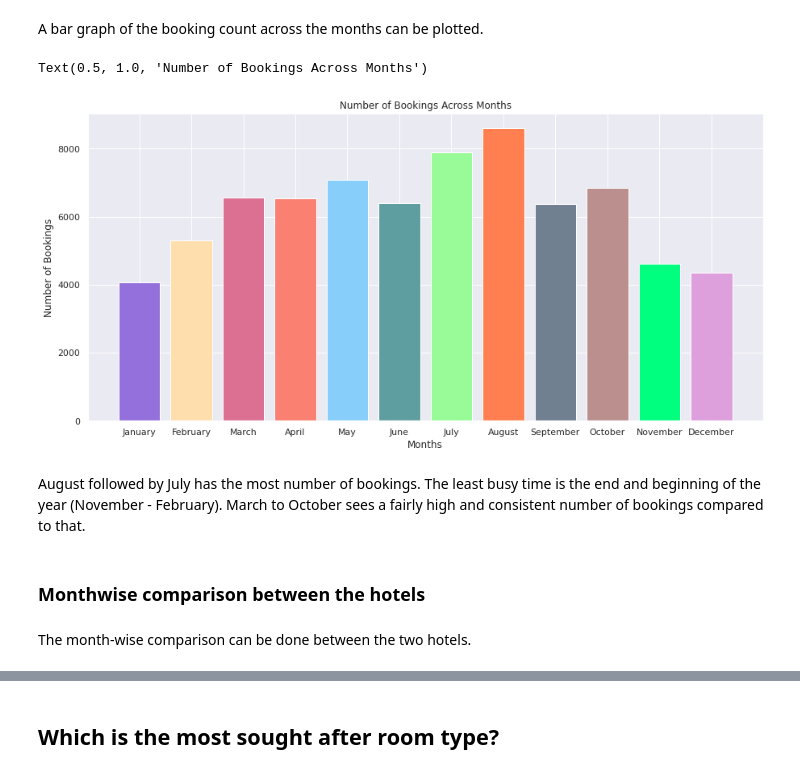
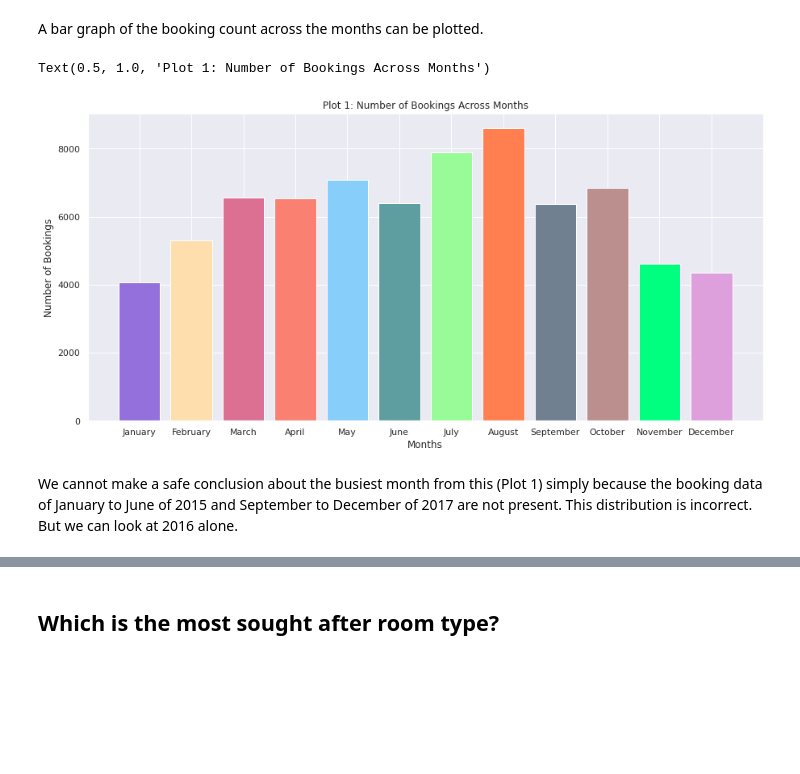
Before and after one commit to ParvezMakandar/Hotel-Booking-Analysis, a Jupyter notebook: Hotel_Booking_Analysis_Capstone_Project.ipynb, the cells around one changed output, grey strips where cells are left out. Saved outputs shown, nothing was run; the diff lists cells and outputs as text; code cells hidden in the pictures; blank space fills up the shorter version.

```diff
--- a/Hotel_Booking_Analysis_Capstone_Project.ipynb
+++ b/Hotel_Booking_Analysis_Capstone_Project.ipynb
@@ -240,6 +202,7 @@ City Hotel      79143
 Resort Hotel    39585
 Name: hotel, dtype: int64
 # %%
+sns.set(rc = {'figure.figsize':(7,5)})
 sns.countplot(hotel_df.hotel)
 # %% [output]
 <matplotlib.axes._subplots.AxesSubplot at 0x...>
@@ -353,4 +343,6 @@ From the chart we can easily identify that 2016 was the busiest year out of the
 # %%
-sns.set(rc = {'figure.figsize':(11,8)})
-sns.countplot(data = hotel_checked_in_df, x='arrival_date_year', hue = 'hotel')
+sns.set(rc = {'figure.figsize':(15,7)})
+# booking count each month by arrival year
+sns.countplot(data = hotel_checked_in_df, x='arrival_date_month', hue = 'arrival_date_year')
+plt.legend(bbox_to_anchor=(1.0, 1))
 # %% [output]
@@ -406,21 +406,15 @@ A bar graph of the booking count across the months can be plotted.
 # %%
 # setting x and y values
 x_values = month_count.index
-# y_values = month_count/month_count.sum()*100
+# y_values = total number of bookings each month
 y_values = month_count
 
 # plotting number of bookings vs months
 plt.figure(figsize=(15,7))
 plt.bar(x_values,y_values, color = ['mediumpurple','navajowhite','palevioletred','salmon','lightskyblue','cadetblue','palegreen','coral','slategray','rosybrown','springgreen','plum'])
 plt.xlabel('Months')
 plt.ylabel('Number of Bookings')
-plt.title('Number of Bookings Across Months')
+plt.title('Plot 1: Number of Bookings Across Months')
 # %% [output]
-Text(0.5, 1.0, 'Number of Bookings Across Months')
+Text(0.5, 1.0, 'Plot 1: Number of Bookings Across Months')
-[figure, old version]
+[figure, new version]
-# %% [markdown]
-August followed by July has the most number of bookings. The least busy time is the end and beginning of the year (November - February). March to October sees a fairly high and consistent number of bookings compared to that.
-# %% [markdown]
-### Monthwise comparison between the hotels
-# %% [markdown]
-The month-wise comparison can be done between the two hotels.
@@ -431,0 +421,2 @@ resort_hotel_df = hotel_checked_in_df[hotel_checked_in_df['hotel'] == 'Resort Ho
+# %% [markdown]
+We cannot make a safe conclusion about the busiest month from this (Plot 1) simply because the booking data of January to June of 2015 and September to December of 2017 are not present. This distribution is incorrect. But we can look at 2016 alone.
```
Also changed, not shown: parts of 135 cells of this notebook.
